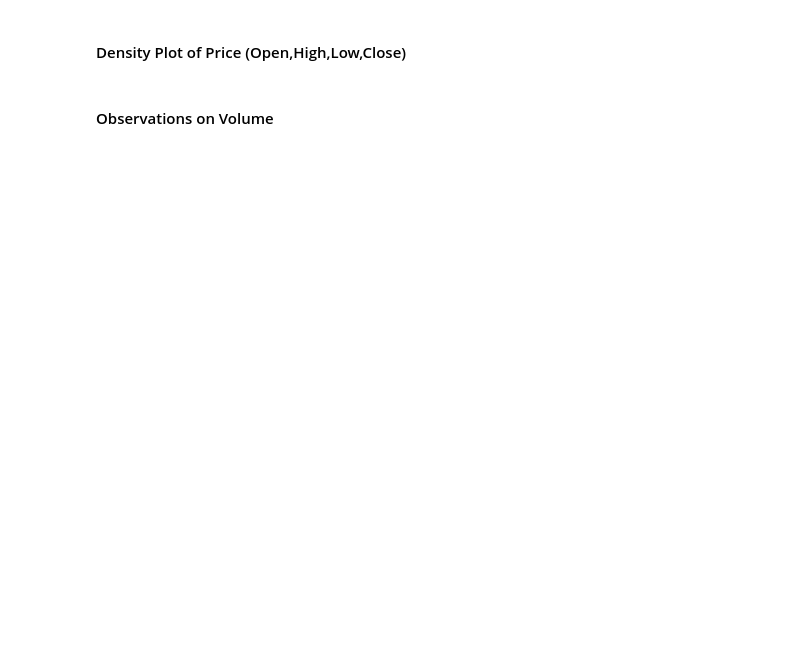
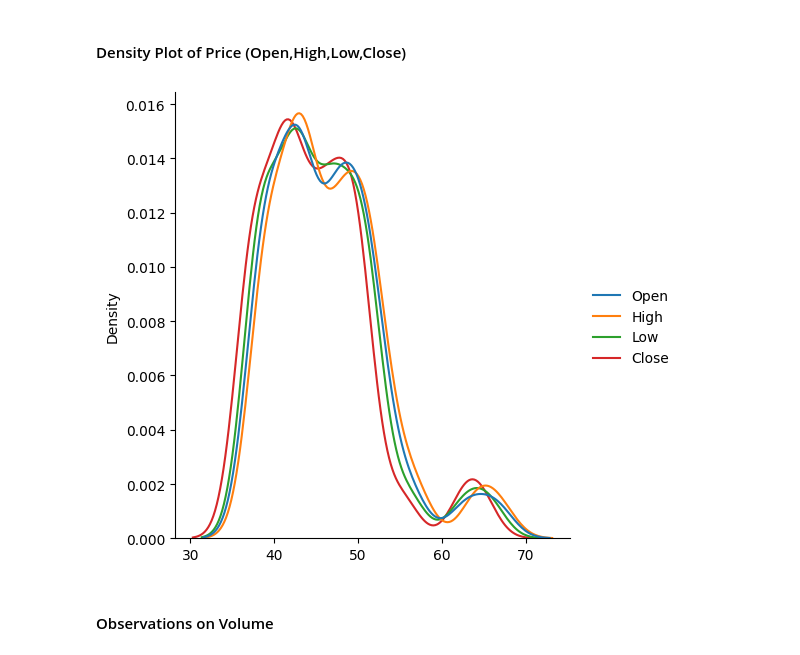
Before and after one commit to ajayvivek/DevOps, a Jupyter notebook: NLP_Project_Low_Code.ipynb, the cells around one changed output. Cells and saved outputs as stored; diff of their text form; code cells hidden in the pictures; blank space fills up the shorter version.

```diff
--- a/NLP_Project_Low_Code.ipynb
+++ b/NLP_Project_Low_Code.ipynb
@@ -157,7 +194,9 @@ sns.countplot(data=stock, x="Label", stat="percent");
 # %% [markdown]
 #### Density Plot of Price (Open,High,Low,Close)
 # %%
-sns.displot(data=stock[['_____']], kind="kde", palette="tab10"); # Complete the code to plot a density plot of ["Open","High","Low","Close"] all in a single plot
+sns.displot(data=stock[["Open","High","Low","Close"]], kind="kde", palette="tab10"); # Complete the code to plot a density plot of ["Open","High","Low","Close"] all in a single plot
+# %% [output]
+[figure, added]
 # %% [markdown]
 #### Observations on Volume
 # %%
```
Also changed, not shown: parts of 84 cells of this notebook.
